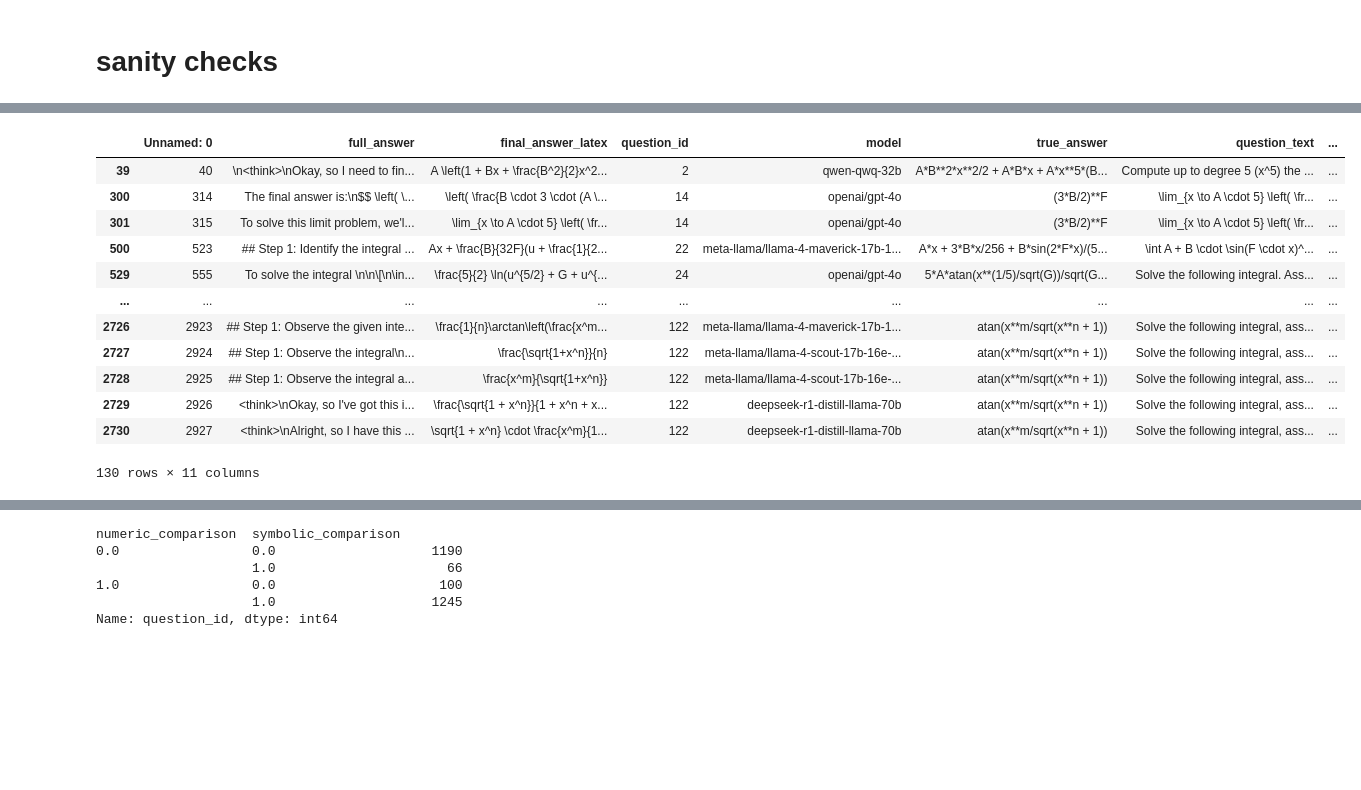
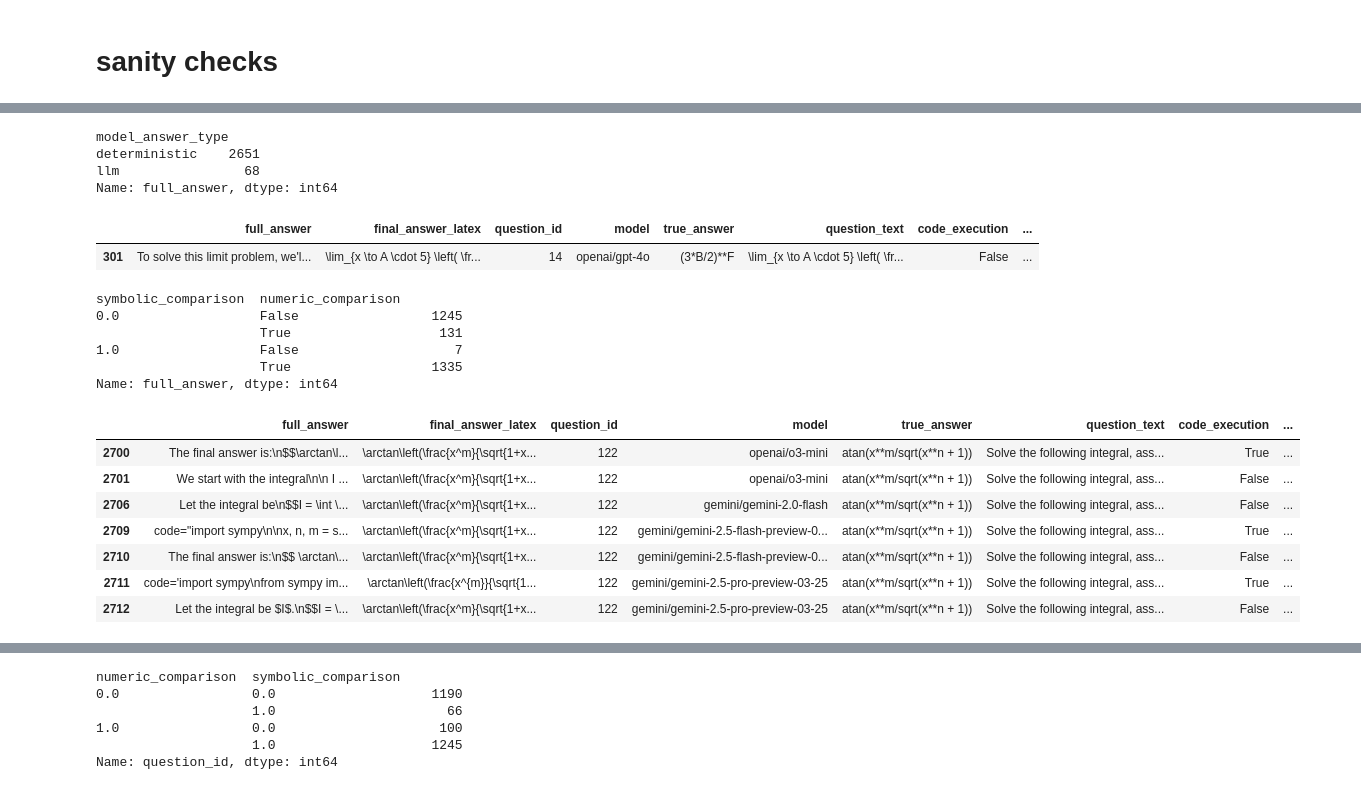
Before and after one commit to RamanujanMachine/ASyMOB, a Jupyter notebook: Test LLM answers - pipelined.ipynb, the cells around one changed output, grey strips where cells are left out. Drawn from its saved outputs; the diff is of its cells as text; code cells hidden in the pictures; blank space fills up the shorter version.

Commit message:
completely changing the way we test numerically

```diff
--- a/Test LLM answers - pipelined.ipynb
+++ b/Test LLM answers - pipelined.ipynb
@@ -225,0 +159,5 @@ combined_df = pd.concat(dfs, ignore_index=True)
+# %%
+checked_results = pd.read_excel('checked_results.xlsx')
+checked_results = clean_df(checked_results)
+# checked_results.true_answer = checked_results.true_answer.apply(math_parsers.parse_sympy_str)
+# checked_results.model_answer = checked_results.model_answer.apply(math_parsers.parse_sympy_str)
@@ -226,17 +198,40 @@ combined_df = pd.concat(dfs, ignore_index=True)
+# %%
+from check_answers import check_answer_numeric
+checked_results['numeric_comparison'] = check_answer_numeric(checked_results)
+# %%
+checked_results.groupby('model_answer_type').full_answer.count()
+# %% [output]
+model_answer_type
+deterministic    2651
+llm                68
+Name: full_answer, dtype: int64
 # %%
-partially_invalid = combined_df[combined_df['symbolic_comparison'].isna() | combined_df['numeric_comparison'].isna()]
+partially_invalid = checked_results[(checked_results.true_answer != '0') & (checked_results['symbolic_comparison'].isna() | checked_results['numeric_comparison'].isna())]
 partially_invalid
 # %% [output]
-|  | Unnamed: 0 | full_answer | final_answer_latex | question_id | model | true_answer | question_text | ... |
-| 39 | 40 | \n<think>\nOkay, so I need to fin... | A \left(1 + Bx + \frac{B^2}{2}x^2... | 2 | qwen-qwq-32b | A*B**2*x**2/2 + A*B*x + A*x**5*(B... | Compute up to degree 5 (x^5) the ... | ... |
-| 300 | 314 | The final answer is:\n$$ \left( \... | \left( \frac{B \cdot 3 \cdot (A \... | 14 | openai/gpt-4o | (3*B/2)**F | \lim_{x \to A \cdot 5} \left( \fr... | ... |
-| 301 | 315 | To solve this limit problem, we'l... | \lim_{x \to A \cdot 5} \left( \fr... | 14 | openai/gpt-4o | (3*B/2)**F | \lim_{x \to A \cdot 5} \left( \fr... | ... |
-| 500 | 523 | ## Step 1: Identify the integral ... | Ax + \frac{B}{32F}(u + \frac{1}{2... | 22 | meta-llama/llama-4-maverick-17b-1... | A*x + 3*B*x/256 + B*sin(2*F*x)/(5... | \int A + B \cdot \sin(F \cdot x)^... | ... |
-| 529 | 555 | To solve the integral \n\n\[\n\in... | \frac{5}{2} \ln(u^{5/2} + G + u^{... | 24 | openai/gpt-4o | 5*A*atan(x**(1/5)/sqrt(G))/sqrt(G... | Solve the following integral. Ass... | ... |
-| ... | ... | ... | ... | ... | ... | ... | ... | ... |
-| 2726 | 2923 | ## Step 1: Observe the given inte... | \frac{1}{n}\arctan\left(\frac{x^m... | 122 | meta-llama/llama-4-maverick-17b-1... | atan(x**m/sqrt(x**n + 1)) | Solve the following integral, ass... | ... |
-| 2727 | 2924 | ## Step 1: Observe the integral\n... | \frac{\sqrt{1+x^n}}{n} | 122 | meta-llama/llama-4-scout-17b-16e-... | atan(x**m/sqrt(x**n + 1)) | Solve the following integral, ass... | ... |
-| 2728 | 2925 | ## Step 1: Observe the integral a... | \frac{x^m}{\sqrt{1+x^n}} | 122 | meta-llama/llama-4-scout-17b-16e-... | atan(x**m/sqrt(x**n + 1)) | Solve the following integral, ass... | ... |
-| 2729 | 2926 | <think>\nOkay, so I've got this i... | \frac{\sqrt{1 + x^n}}{1 + x^n + x... | 122 | deepseek-r1-distill-llama-70b | atan(x**m/sqrt(x**n + 1)) | Solve the following integral, ass... | ... |
-| 2730 | 2927 | <think>\nAlright, so I have this ... | \sqrt{1 + x^n} \cdot \frac{x^m}{1... | 122 | deepseek-r1-distill-llama-70b | atan(x**m/sqrt(x**n + 1)) | Solve the following integral, ass... | ... |
+|  | full_answer | final_answer_latex | question_id | model | true_answer | question_text | code_execution | ... |
+| 301 | To solve this limit problem, we'l... | \lim_{x \to A \cdot 5} \left( \fr... | 14 | openai/gpt-4o | (3*B/2)**F | \lim_{x \to A \cdot 5} \left( \fr... | False | ... |
-130 rows × 11 columns
+# %%
+valid_results = checked_results[
+    ~(checked_results.symbolic_comparison.isna() | checked_results.numeric_comparison.isna())
+]
+valid_results.groupby(['symbolic_comparison', 'numeric_comparison']).full_answer.count()
+# %% [output]
+symbolic_comparison  numeric_comparison
+0.0                  False                 1245
+                     True                   131
+1.0                  False                    7
+                     True                  1335
+Name: full_answer, dtype: int64
+# %%
+wtf_list = valid_results[valid_results.symbolic_comparison.astype(bool) & ~valid_results.numeric_comparison.astype(bool)]
+wtf_list
+# %% [output]
+|  | full_answer | final_answer_latex | question_id | model | true_answer | question_text | code_execution | ... |
+| 2700 | The final answer is:\n$$\arctan\l... | \arctan\left(\frac{x^m}{\sqrt{1+x... | 122 | openai/o3-mini | atan(x**m/sqrt(x**n + 1)) | Solve the following integral, ass... | True | ... |
+| 2701 | We start with the integral\n\n I ... | \arctan\left(\frac{x^m}{\sqrt{1+x... | 122 | openai/o3-mini | atan(x**m/sqrt(x**n + 1)) | Solve the following integral, ass... | False | ... |
+| 2706 | Let the integral be\n$$I = \int \... | \arctan\left(\frac{x^m}{\sqrt{1+x... | 122 | gemini/gemini-2.0-flash | atan(x**m/sqrt(x**n + 1)) | Solve the following integral, ass... | False | ... |
+| 2709 | code="import sympy\n\nx, n, m = s... | \arctan\left(\frac{x^m}{\sqrt{1+x... | 122 | gemini/gemini-2.5-flash-preview-0... | atan(x**m/sqrt(x**n + 1)) | Solve the following integral, ass... | True | ... |
+| 2710 | The final answer is:\n$$ \arctan\... | \arctan\left(\frac{x^m}{\sqrt{1+x... | 122 | gemini/gemini-2.5-flash-preview-0... | atan(x**m/sqrt(x**n + 1)) | Solve the following integral, ass... | False | ... |
+| 2711 | code='import sympy\nfrom sympy im... | \arctan\left(\frac{x^{m}}{\sqrt{1... | 122 | gemini/gemini-2.5-pro-preview-03-25 | atan(x**m/sqrt(x**n + 1)) | Solve the following integral, ass... | True | ... |
+| 2712 | Let the integral be $I$.\n$$I = \... | \arctan\left(\frac{x^m}{\sqrt{1+x... | 122 | gemini/gemini-2.5-pro-preview-03-25 | atan(x**m/sqrt(x**n + 1)) | Solve the following integral, ass... | False | ... |
```
Also changed, not shown: parts of 72 cells of this notebook, 4 other files.
